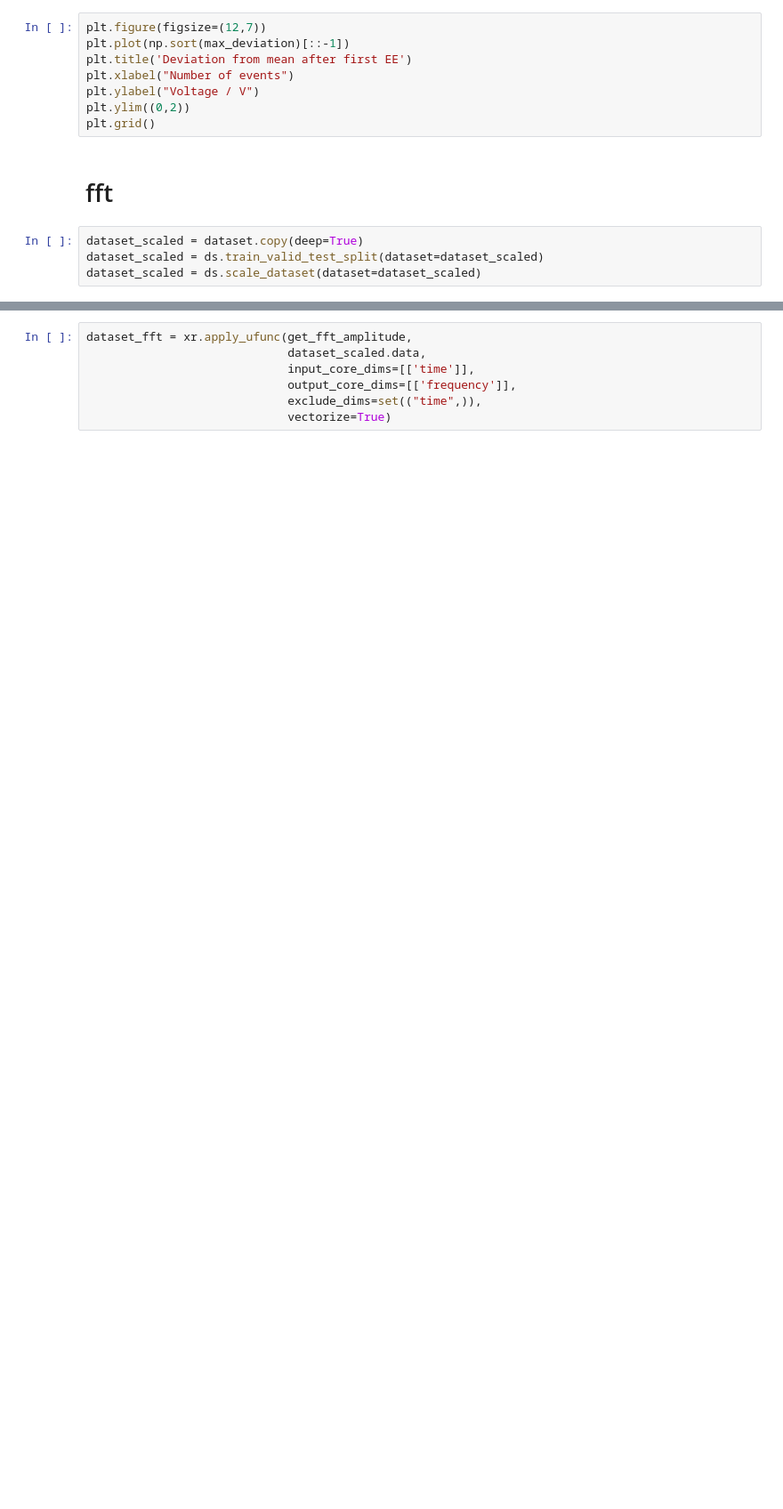
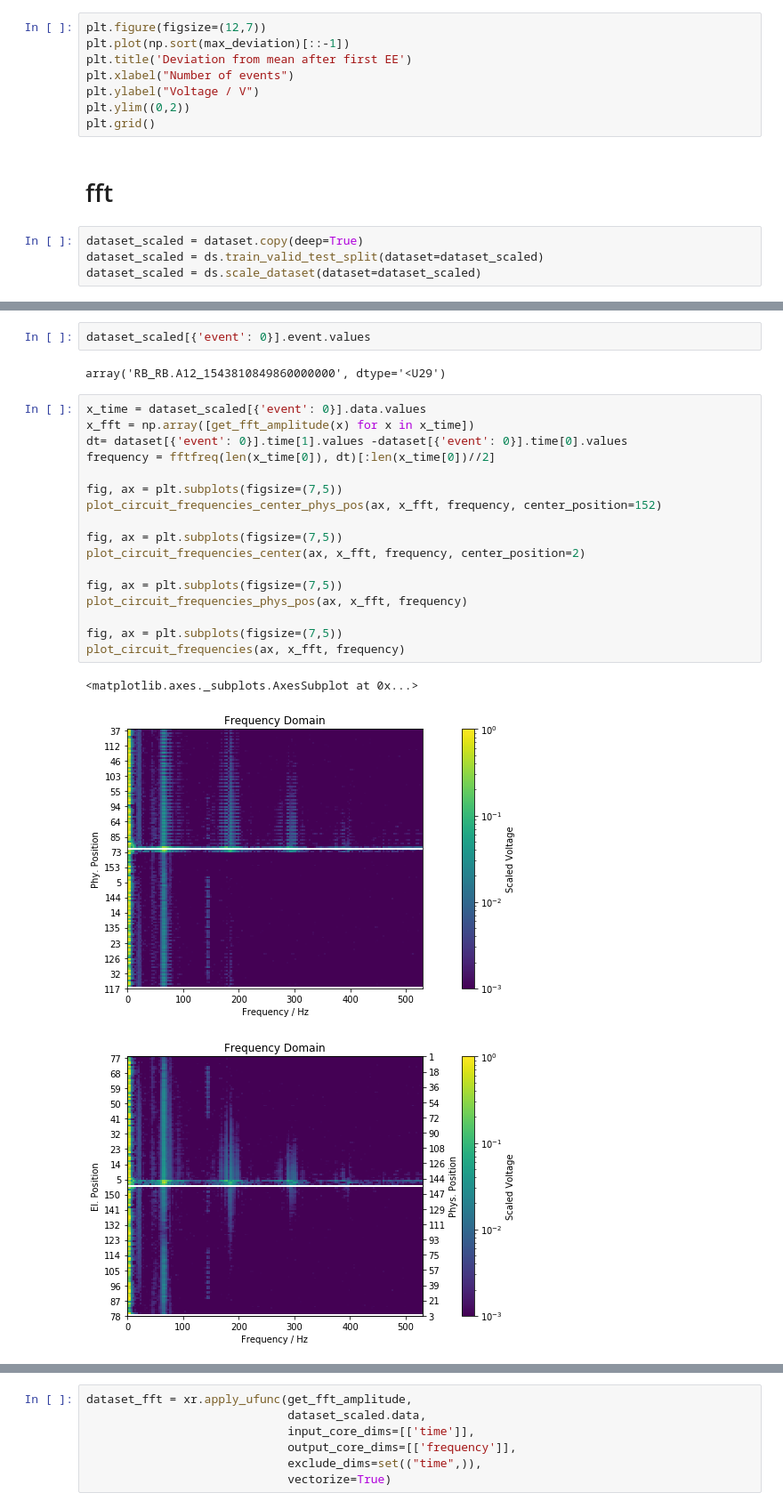
Before and after one commit to cobermai/lhc_anomaly_detection, a Jupyter notebook: notebooks/RB_FPA_analysis_prim_quench.ipynb, the cells around one changed output, grey strips where cells are left out. Shown at 89% size. Drawn from its saved outputs; the diff is of its cells as text; blank space fills up the shorter version.

Commit message:
Frequency analysis

```diff
--- a/notebooks/RB_FPA_analysis_prim_quench.ipynb
+++ b/notebooks/RB_FPA_analysis_prim_quench.ipynb
@@ -318,0 +461,25 @@ ValueError: x and y must have same first dimension, but have shapes (77,) and (1
+# %%
+dataset_scaled[{'event': 0}].event.values
+# %% [output]
+array('RB_RB.A12_1543810849860000000', dtype='<U29')
+# %%
+x_time = dataset_scaled[{'event': 0}].data.values
+x_fft = np.array([get_fft_amplitude(x) for x in x_time])
+dt= dataset[{'event': 0}].time[1].values -dataset[{'event': 0}].time[0].values
+frequency = fftfreq(len(x_time[0]), dt)[:len(x_time[0])//2]
+
+fig, ax = plt.subplots(figsize=(7,5))
+plot_circuit_frequencies_center_phys_pos(ax, x_fft, frequency, center_position=152)
+
+fig, ax = plt.subplots(figsize=(7,5))
+plot_circuit_frequencies_center(ax, x_fft, frequency, center_position=2)
+
+fig, ax = plt.subplots(figsize=(7,5))
+plot_circuit_frequencies_phys_pos(ax, x_fft, frequency)
+
+fig, ax = plt.subplots(figsize=(7,5))
+plot_circuit_frequencies(ax, x_fft, frequency)
+# %% [output]
+<matplotlib.axes._subplots.AxesSubplot at 0x...>
+[figure, added]
+[figure, added]
```
Also changed, not shown: parts of 36 cells of this notebook, 9 other files.
